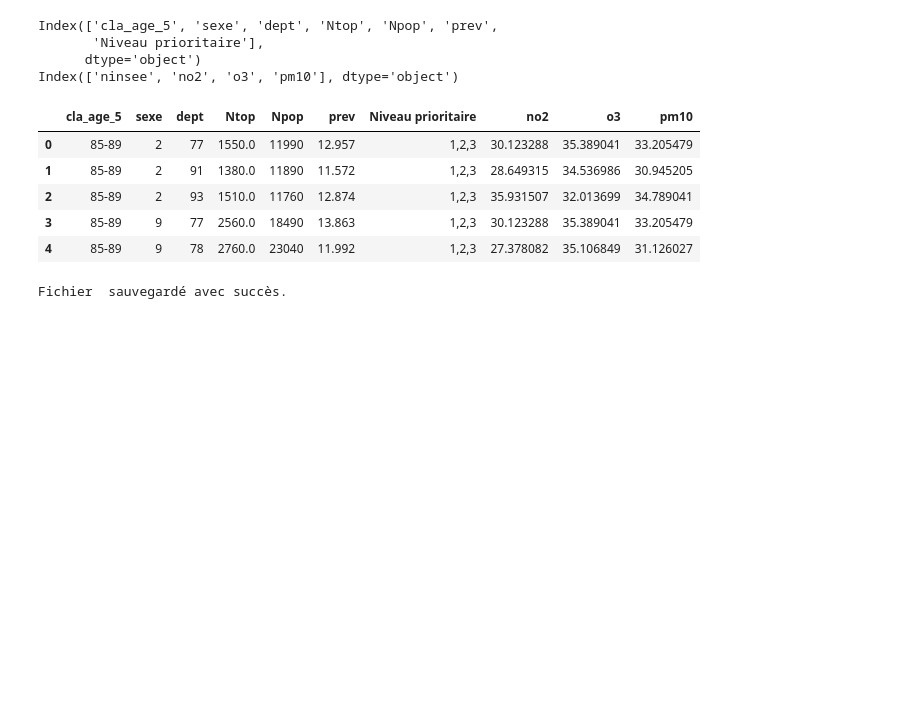
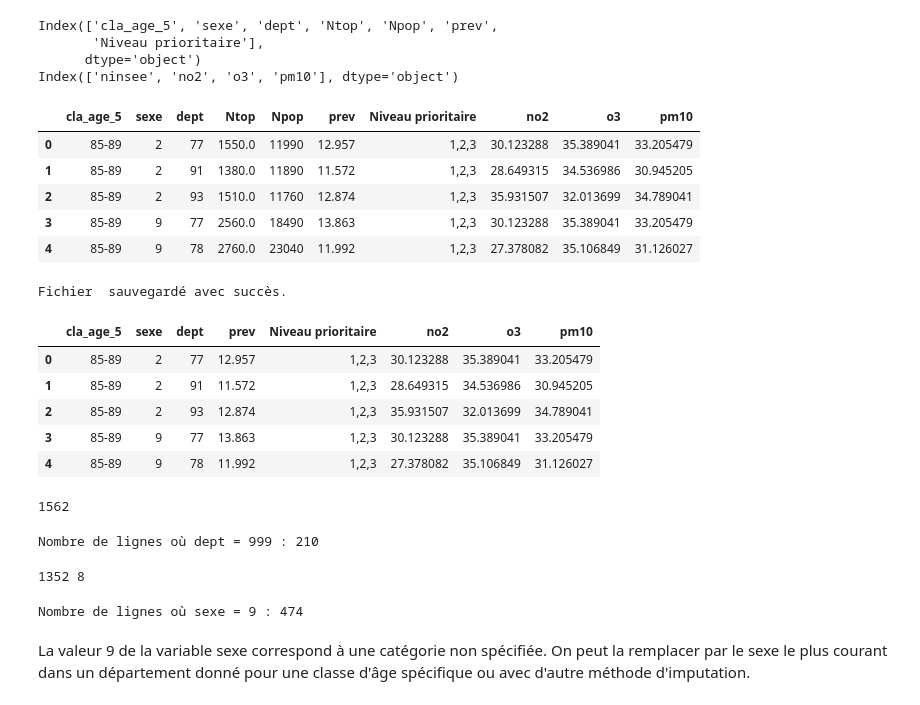
Before and after one commit to IvanaKUETE/projet-Python, a Jupyter notebook: projet/notebook/analyse_exploratoire.ipynb, the cells around one changed output. Drawn from its saved outputs; the diff is of its cells as text; code cells hidden in the pictures; blank space fills up the shorter version.

Commit message:
j'ai effectuer des nettoyage apres la fusion puis j'ai commencer l'encodage

```diff
--- a/projet/notebook/analyse_exploratoire.ipynb
+++ b/projet/notebook/analyse_exploratoire.ipynb
@@ -568,3 +578,49 @@ principal_data.to_csv("resultat_merge.csv", index=False)
 print("Fichier  sauvegardé avec succès.")
 # %% [output]
 Fichier  sauvegardé avec succès.
+# %%
+# D'apres ce qui precede on sait que prev est calculer a partir de Npop et Ntop donc on peut suprrimer ces deux derniers
+Colunms_we_drop = ['Npop','Ntop']
+Principal_data1 = principal_data.drop(columns=Colunms_we_drop)
+Principal_data1.head(5)
+# %% [output]
+|  | cla_age_5 | sexe | dept | prev | Niveau prioritaire | no2 | o3 | pm10 |
+| 0 | 85-89 | 2 | 77 | 12.957 | 1,2,3 | 30.123288 | 35.389041 | 33.205479 |
+| 1 | 85-89 | 2 | 91 | 11.572 | 1,2,3 | 28.649315 | 34.536986 | 30.945205 |
+| 2 | 85-89 | 2 | 93 | 12.874 | 1,2,3 | 35.931507 | 32.013699 | 34.789041 |
+| 3 | 85-89 | 9 | 77 | 13.863 | 1,2,3 | 30.123288 | 35.389041 | 33.205479 |
+| 4 | 85-89 | 9 | 78 | 11.992 | 1,2,3 | 27.378082 | 35.106849 | 31.126027 |
+# %%
+#supprimer les lignes ou prev is nan
+Principal_data2=Principal_data1.dropna(subset=['prev'])
+
+nv_observation = Principal_data2.shape[0]
+print(nv_observation)
+# %% [output]
+1562
+# %%
+# Compter le nombre de lignes où 'dept' = 999
+nombre_dept_999 = Principal_data2[Principal_data2['dept'] == 999].shape[0]
+
+# Afficher le résultat
+print(f"Nombre de lignes où dept = 999 : {nombre_dept_999}")
+# %% [output]
+Nombre de lignes où dept = 999 : 210
+# %%
+Principal_data3=Principal_data2[Principal_data2['dept'] != 999]
+
+nv_observation1 = Principal_data3.shape[0]
+nombre_variable = Principal_data3.shape[1]
+print(nv_observation1, nombre_variable)
+# %% [output]
+1352 8
+# %%
+# maintenant comme que notre variable prev n'a plus des valeurs manquantes on va verifier pour les autres variables .
+nombre_sexe_9 = Principal_data3[Principal_data3['sexe'] == 9].shape[0]
+
+# Afficher le résultat
+print(f"Nombre de lignes où sexe = 9 : {nombre_sexe_9}")
+# %% [output]
+Nombre de lignes où sexe = 9 : 474
+# %% [markdown]
+La valeur 9 de la variable sexe correspond à une catégorie non spécifiée. On peut la remplacer par le sexe le plus courant dans un département donné pour une classe d'âge spécifique ou avec d'autre méthode d'imputation.
```
Also changed, not shown: parts of 15 cells of this notebook, 2 other files.
